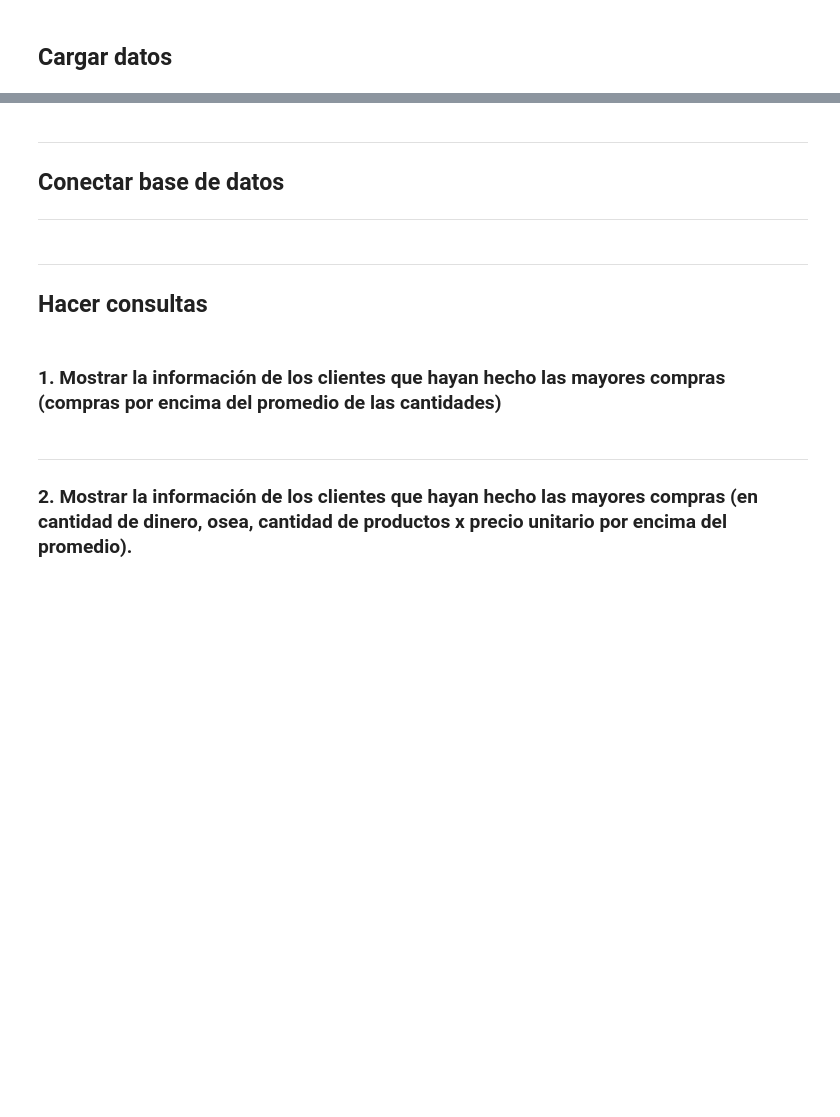
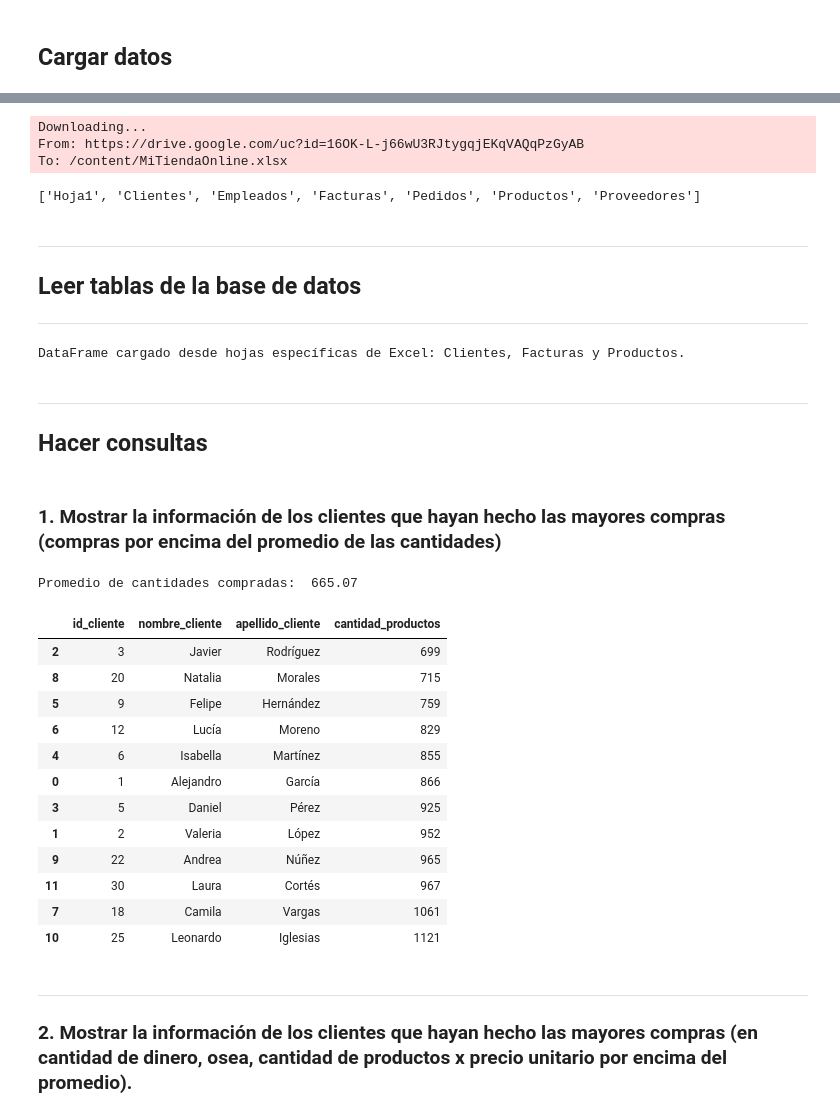
Before and after one commit to DomiDelarosa/analisis-datos-python, a Jupyter notebook: ExamenBD2.ipynb, the cells around one changed output, grey strips where cells are left out. Cells and saved outputs as stored; diff of their text form; code cells hidden in the pictures; blank space fills up the shorter version.

```diff
--- a/ExamenBD2.ipynb
+++ b/ExamenBD2.ipynb
@@ -10,24 +14,70 @@ import pandas as pd
+# %%
+import gdown
+
+file_id = '16OK-L-j66wU3RJtygqjEKqVAQqPzGyAB'
+url = f'https://drive.google.com/uc?id={file_id}'
+
+gdown.download(url, 'MiTiendaOnline.xlsx', quiet=False)
+
+df = pd.ExcelFile('MiTiendaOnline.xlsx') # abrir archivo para revisar hojas (confirmar que funciona el archivo)
+print(df.sheet_names)
+# %% [output]
+Downloading...
+From: https://drive.google.com/uc?id=16OK-L-j66wU3RJtygqjEKqVAQqPzGyAB
+To: /content/MiTiendaOnline.xlsx
+['Hoja1', 'Clientes', 'Empleados', 'Facturas', 'Pedidos', 'Productos', 'Proveedores']
 # %% [markdown]
 ---
-## Conectar base de datos
+## Leer tablas de la base de datos
 ---
 # %%
 try:
   clientes = pd.read_excel('MiTiendaOnline.xlsx', sheet_name='Clientes')
   facturas = pd.read_excel('MiTiendaOnline.xlsx', sheet_name='Facturas')
   productos = pd.read_excel('MiTiendaOnline.xlsx', sheet_name='Productos')
-  clientes = pd.read_excel('MiTiendaOnline.xlsx', sheet_name='Clientes')
 
-  print("\nDataFrame cargado desde una hoja específica de Excel:")
+  print("\nDataFrame cargado desde hojas específicas de Excel: Clientes, Facturas y Productos.")
+
 except FileNotFoundError:
-    print("El archivo 'MiTiendaOnline.xls' no se encontró.")
+  print("El archivo 'MiTiendaOnline.xlsx' no se encontró.")
+
 except Exception as e:
-    print(f"Ocurrió un error al cargar la hoja de Excel: {e}")
+  print(f"Ocurrió un error al cargar la hoja de Excel: {e}")
+# %% [output]
+DataFrame cargado desde hojas específicas de Excel: Clientes, Facturas y Productos.
 # %% [markdown]
 ---
 ## Hacer consultas
 # %% [markdown]
-### 1. Mostrar la información de los clientes que hayan hecho las mayores compras (compras por encima del promedio de las cantidades)
+### **1.** Mostrar la información de los clientes que hayan hecho las mayores compras (compras por encima del promedio de las cantidades)
+# %%
+total_productos_comprados = facturas.groupby('id_cliente')['cantidad_productos'].sum()
+
+promedio_cantidades = total_productos_comprados.mean()
+
+print('Promedio de cantidades compradas: ', round(promedio_cantidades, 2), "\n")
+
+clientes_mayor_compra = total_productos_comprados[total_productos_comprados > promedio_cantidades]
+
+info_clientes_cantidades = pd.merge(clientes_mayor_compra, clientes, on='id_cliente')
+
+infoTotal = info_clientes_cantidades[['id_cliente', 'nombre_cliente', 'apellido_cliente', 'cantidad_productos']].sort_values('cantidad_productos', ascending=True)
+pd.DataFrame(infoTotal)
+# %% [output]
+Promedio de cantidades compradas:  665.07
+|  | id_cliente | nombre_cliente | apellido_cliente | cantidad_productos |
+| 2 | 3 | Javier | Rodríguez | 699 |
+| 8 | 20 | Natalia | Morales | 715 |
+| 5 | 9 | Felipe | Hernández | 759 |
+| 6 | 12 | Lucía | Moreno | 829 |
+| 4 | 6 | Isabella | Martínez | 855 |
+| 0 | 1 | Alejandro | García | 866 |
+| 3 | 5 | Daniel | Pérez | 925 |
+| 1 | 2 | Valeria | López | 952 |
+| 9 | 22 | Andrea | Núñez | 965 |
+| 11 | 30 | Laura | Cortés | 967 |
+| 7 | 18 | Camila | Vargas | 1061 |
+| 10 | 25 | Leonardo | Iglesias | 1121 |
 # %% [markdown]
 ---
 ### **2.** Mostrar la información de los clientes  que hayan hecho las mayores compras (en cantidad de dinero, osea, cantidad de productos x precio unitario por encima del promedio).
```
Also changed, not shown: parts of 6 cells of this notebook.
